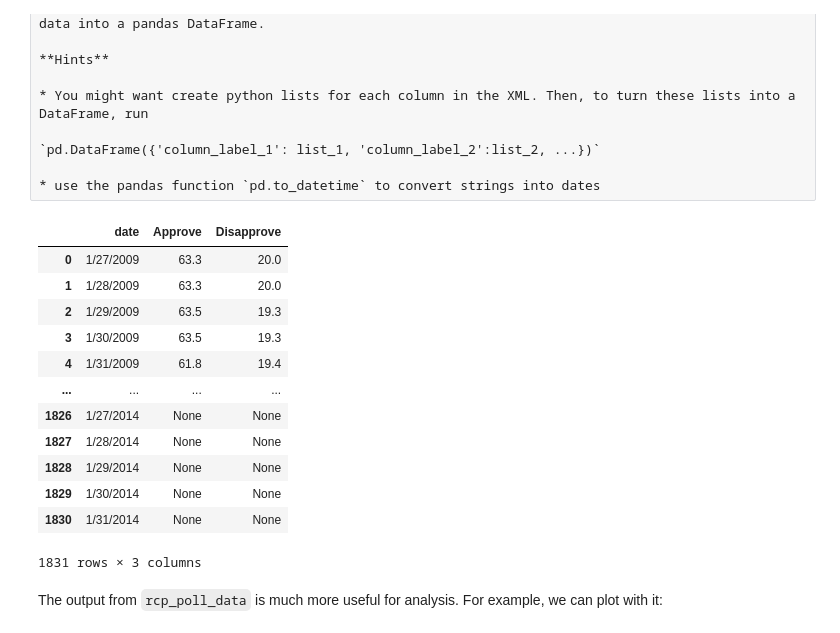
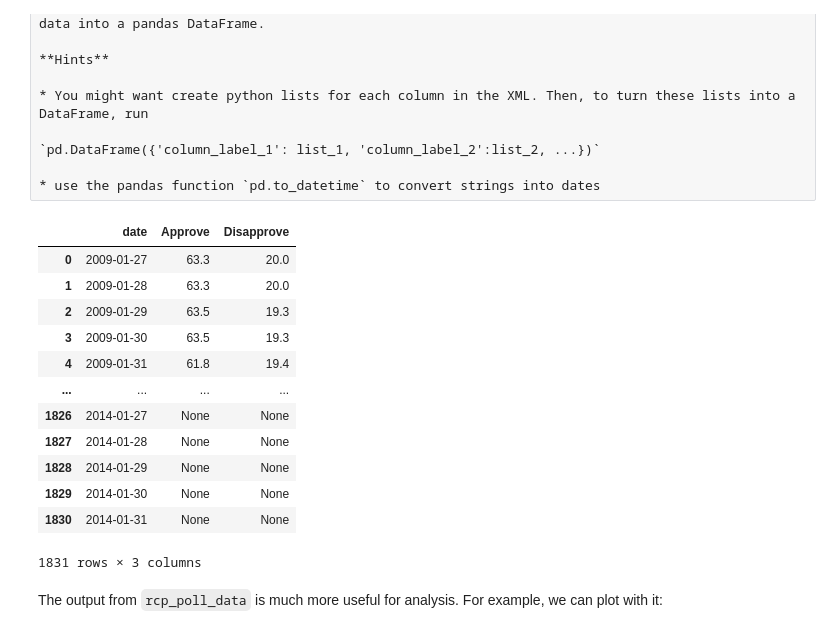
Before and after one commit to santiagoa88g/CS1092015, a Jupyter notebook: HW1.ipynb, the cells around one changed output. Drawn from its saved outputs; the diff is of its cells as text; code cells hidden in the pictures.

```diff
--- a/HW1.ipynb
+++ b/HW1.ipynb
@@ -289,46 +291,48 @@ def rcp_poll_data(xml) :
     #print(root.tag)
 
     tags = list()
     title = list()
 
     for atags in root :
         tags.append(atags.tag)
     #print(tags)
 
     for name in root.iter('graph') :
         title.append(name.attrib.get('title'))
     #print(title)
 
     def data_store(element,value,a):
         store = list()
         for elem in root.findall('.//%s[%d]/%s' % (element, int(a), value)):
             store.append(elem.text)
         return store
 
-    date = data_store('series','value', 1)
+    #Quitar None.Posible solución al problema del gráfico.Y poner float en values graph.
+
+    date = pd.to_datetime(data_store('series','value', 1))
     lst1 = data_store('graph','value', 1)
     lst2 = data_store('graph','value', 2)
 
     inputs = dict()
-    inputs = {"date" : date, title[0] : lst1, title[1] : lst2}
+    inputs = {"date" : date , title[0] : lst1, title[1] : lst2}
     out_df = pd.DataFrame(inputs)
 
     return out_df
 
 rcp_poll_data(xml)
 # %% [output]
 |  | date | Approve | Disapprove |
-| 0 | 1/27/2009 | 63.3 | 20.0 |
-| 1 | 1/28/2009 | 63.3 | 20.0 |
-| 2 | 1/29/2009 | 63.5 | 19.3 |
-| 3 | 1/30/2009 | 63.5 | 19.3 |
-| 4 | 1/31/2009 | 61.8 | 19.4 |
+| 0 | 2009-01-27 | 63.3 | 20.0 |
+| 1 | 2009-01-28 | 63.3 | 20.0 |
+| 2 | 2009-01-29 | 63.5 | 19.3 |
+| 3 | 2009-01-30 | 63.5 | 19.3 |
+| 4 | 2009-01-31 | 61.8 | 19.4 |
 | ... | ... | ... | ... |
-| 1826 | 1/27/2014 | None | None |
-| 1827 | 1/28/2014 | None | None |
-| 1828 | 1/29/2014 | None | None |
-| 1829 | 1/30/2014 | None | None |
-| 1830 | 1/31/2014 | None | None |
+| 1826 | 2014-01-27 | None | None |
+| 1827 | 2014-01-28 | None | None |
+| 1828 | 2014-01-29 | None | None |
+| 1829 | 2014-01-30 | None | None |
+| 1830 | 2014-01-31 | None | None |
 1831 rows × 3 columns
 # %% [markdown]
 The output from `rcp_poll_data` is much more useful for analysis. For example, we can plot with it:
```
Also changed, not shown: parts of 5 cells of this notebook.
